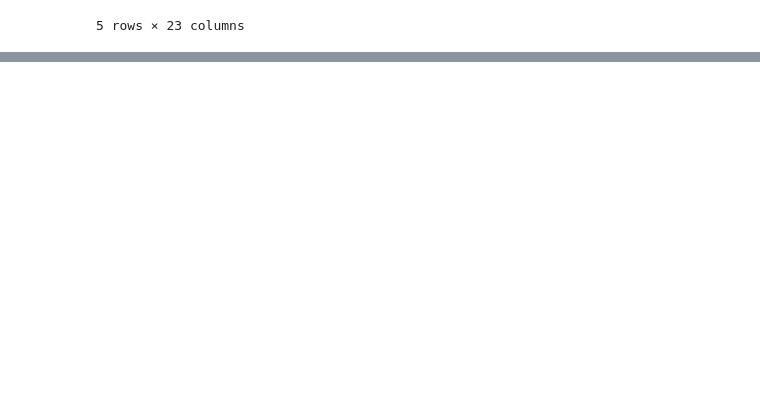
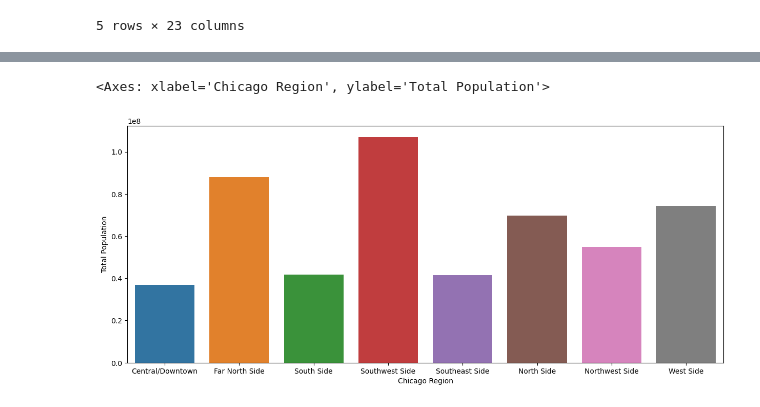
Before and after one commit to miriammei/JKMN-no-L-s-, a Jupyter notebook: MiriamCode.ipynb, the cells around one changed output, grey strips where cells are left out. Cells and saved outputs as stored; diff of their text form; code cells hidden in the pictures; blank space fills up the shorter version.

```diff
--- a/MiriamCode.ipynb
+++ b/MiriamCode.ipynb
@@ -102,0 +95,18 @@ AttributeError: 'Series' object has no attribute 'corrwith'
+# %%
+# storing the total populations of certain chicago regions
+
+total_population = {}
+total1 = []
+keys = []
+
+for key in regions:
+    filtered_data = data[data['ZIP Code'].isin(regions[key])]
+    agg = filtered_data.groupby('ZIP Code')['Population'].sum().reset_index()
+    total = agg['Population'].sum()
+    total_population[key] = total
+    total1.append(total)
+    keys.append(key)
+    print('Total', key, ':', total)
+
+print(total_population)
+print(total1)
@@ -102,0 +124,6 @@ AttributeError: 'Series' object has no attribute 'corrwith'
+# %%
+list_of_lists = [keys, total1]
+
+total_data = pd.DataFrame(list_of_lists).transpose()
+total_data.columns = ['Chicago Region', 'Total Population']
+total_data
@@ -102,0 +140,6 @@ AttributeError: 'Series' object has no attribute 'corrwith'
+# %%
+plt.figure(figsize = (15, 6))
+sns.barplot(data = total_data, x = 'Chicago Region', y = 'Total Population')
+# %% [output]
+<Axes: xlabel='Chicago Region', ylabel='Total Population'>
+[figure, added]
```
Also changed, not shown: parts of 11 cells of this notebook.
